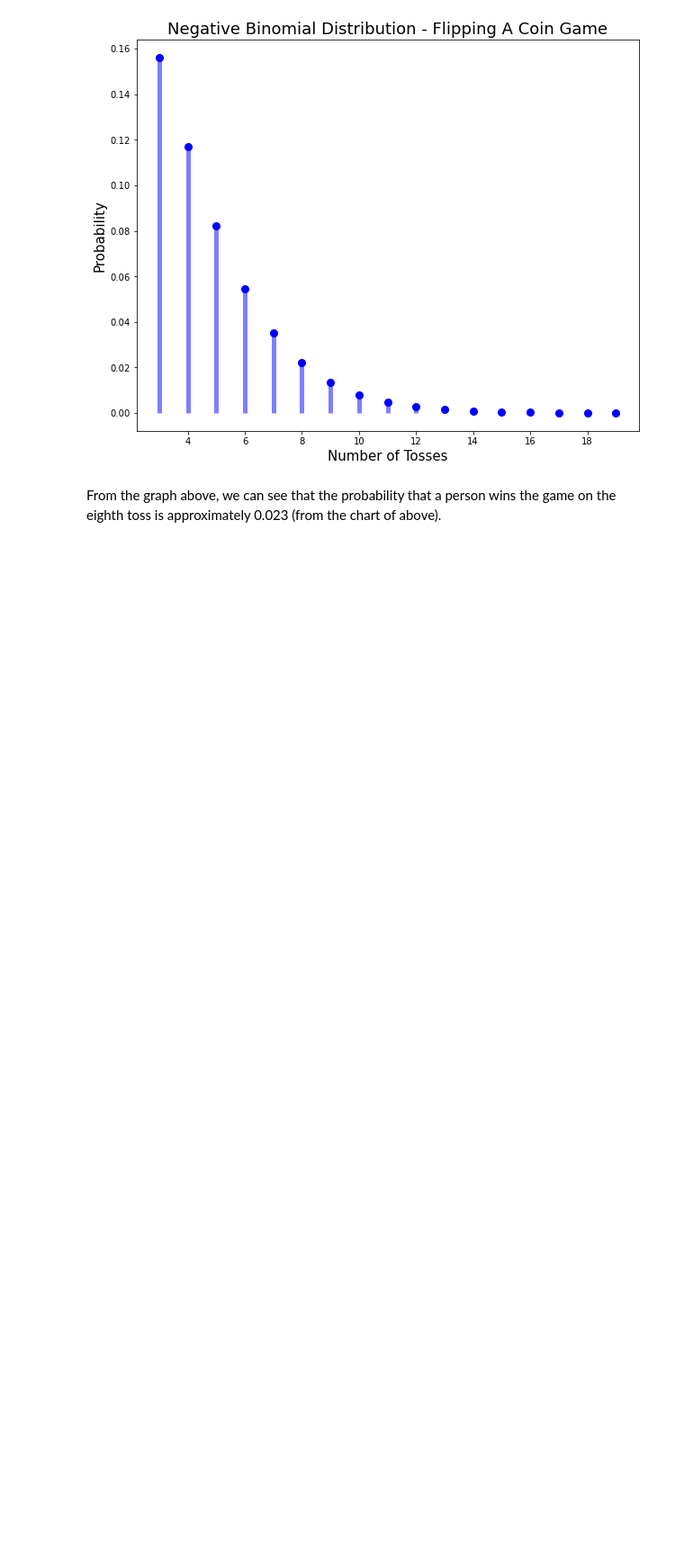
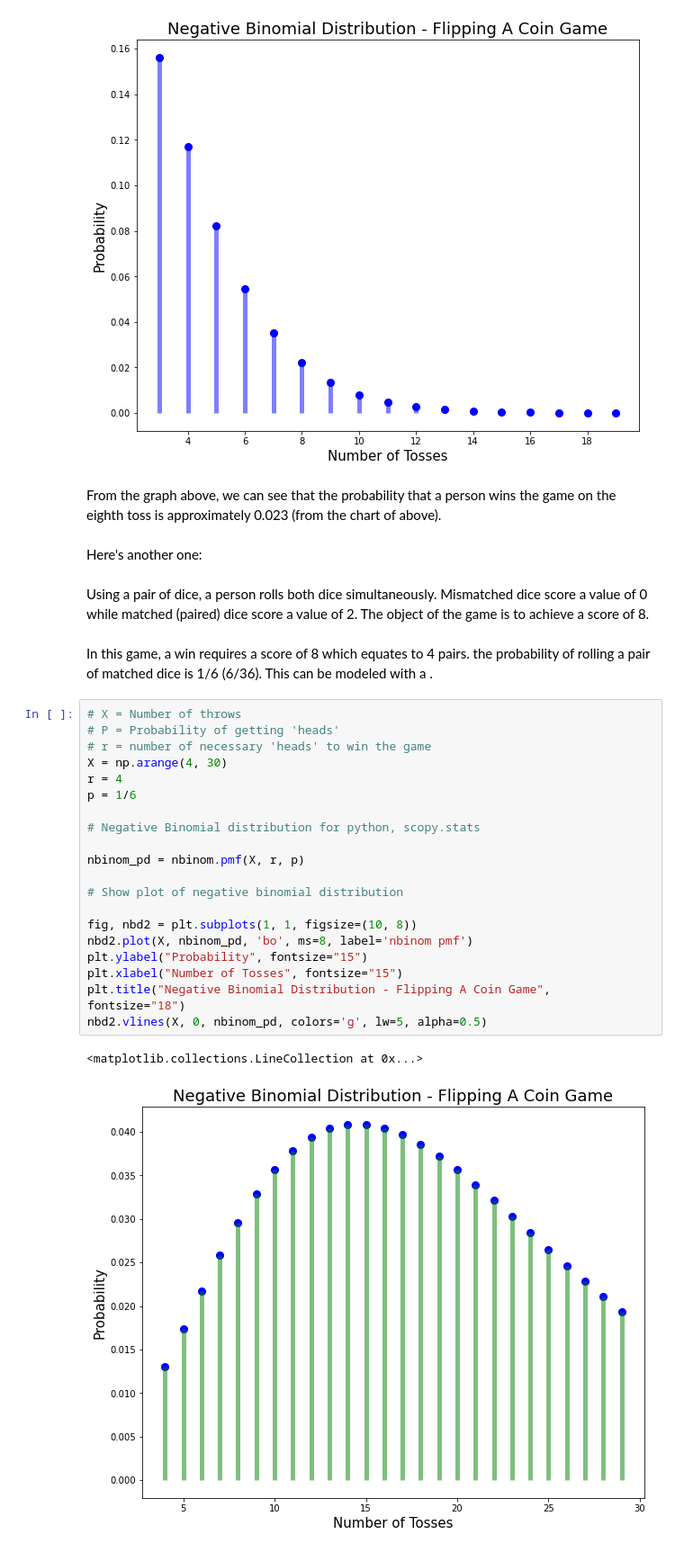
Before and after one commit to NickKondis/ws, a Jupyter notebook: _build/jupyter_execute/more_NB.ipynb, the cells around one changed output. Shown at 90% size. Drawn from its saved outputs; the diff is of its cells as text; blank space fills up the shorter version.

```diff
--- a/_build/jupyter_execute/more_NB.ipynb
+++ b/_build/jupyter_execute/more_NB.ipynb
@@ -35,3 +35,32 @@ nbd.vlines(X, 0, nbinom_pd, colors='b', lw=5, alpha=0.5)
 [figure]
 # %% [markdown]
 From the graph above, we can see that the probability that a person wins the game on the eighth toss is  approximately 0.023 (from the chart of [](section-label) above).
+# %% [markdown]
+Here's another one:
+# %% [markdown]
+Using a pair of dice, a person rolls both dice simultaneously.  Mismatched dice score a value of 0 while matched (paired) dice score a value of 2.  The object of the game is to achieve a score of 8.
+# %% [markdown]
+In this game, a win requires a score of 8 which equates to 4 pairs.  the probability of rolling a pair of matched dice is 1/6 (6/36).  This can be modeled with a [](section-label).
+# %%
+# X = Number of throws
+# P = Probability of getting 'heads'
+# r = number of necessary 'heads' to win the game
+X = np.arange(4, 30)
+r = 4
+p = 1/6
+
+# Negative Binomial distribution for python, scopy.stats
+
+nbinom_pd = nbinom.pmf(X, r, p)
+
+# Show plot of negative binomial distribution
+
+fig, nbd2 = plt.subplots(1, 1, figsize=(10, 8))
+nbd2.plot(X, nbinom_pd, 'bo', ms=8, label='nbinom pmf')
+plt.ylabel("Probability", fontsize="15")
+plt.xlabel("Number of Tosses", fontsize="15")
+plt.title("Negative Binomial Distribution - Flipping A Coin Game", fontsize="18")
+nbd2.vlines(X, 0, nbinom_pd, colors='g', lw=5, alpha=0.5)
+# %% [output]
+<matplotlib.collections.LineCollection at 0x...>
+[figure, added]
```
Also changed, not shown: 27 other files.
